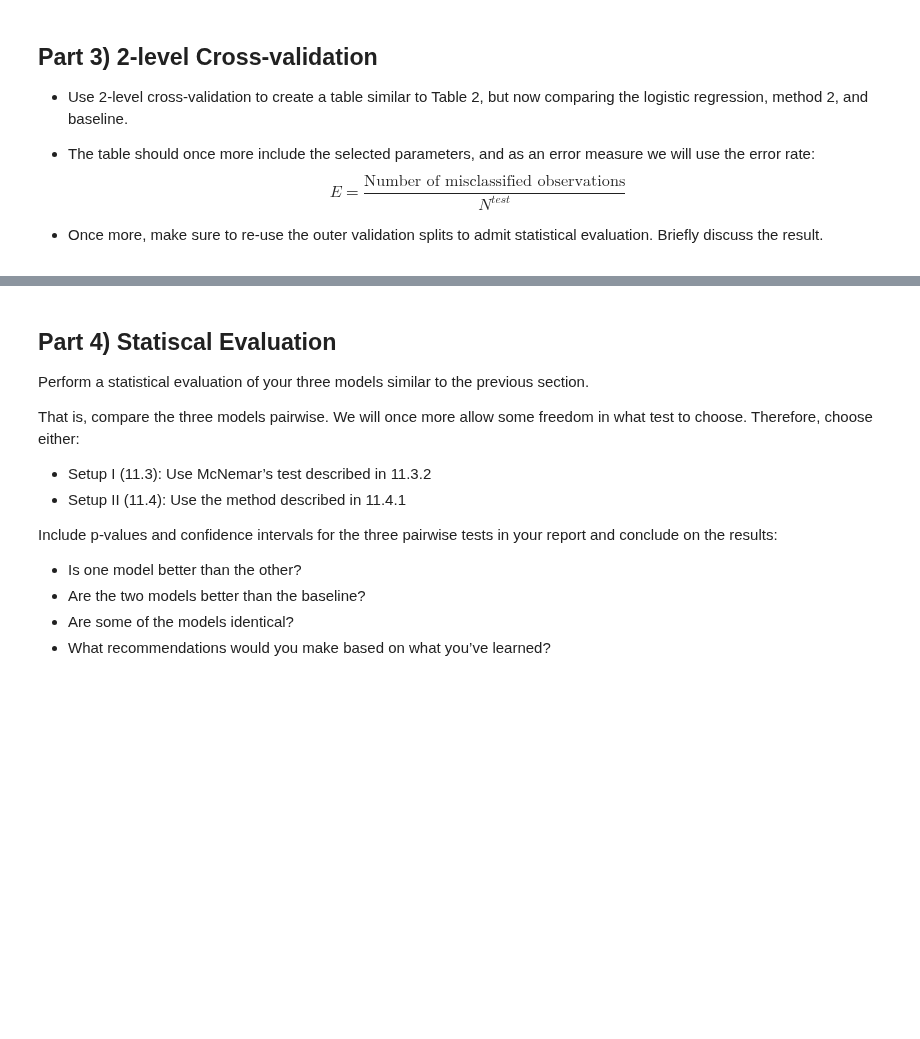
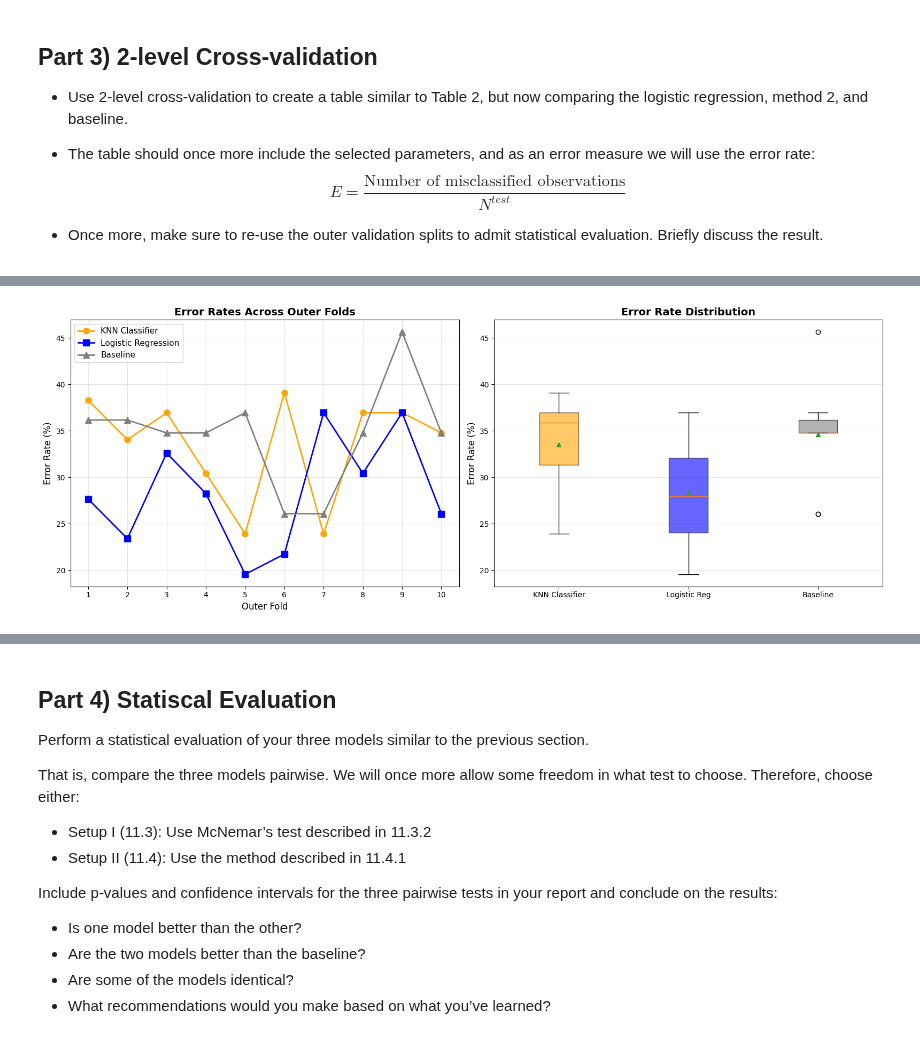
Before and after one commit to rifolio/dtu-projects-2025-autumn, a Jupyter notebook: machine-learning/project-2-parallel/classification.ipynb, the cells around one changed output, grey strips where cells are left out. Drawn from its saved outputs; the diff is of its cells as text; code cells hidden in the pictures; blank space fills up the shorter version.

```diff
--- a/machine-learning/project-2-parallel/classification.ipynb
+++ b/machine-learning/project-2-parallel/classification.ipynb
@@ -868,0 +518,10 @@ plt.show()
+# %%
+# Create DataFrame
+df_results = pd.DataFrame(results)
+
+# Display results table
+print("\n" + "="*100)
+print("TWO-LEVEL CROSS-VALIDATION RESULTS")
+print("="*100)
+print("\nDetailed Results:")
+print(df_results.to_string(index=False))
@@ -868,0 +642,69 @@ plt.show()
+# %%
+# Visualize the results
+fig, (ax1, ax2) = plt.subplots(1, 2, figsize=(16, 6))
+
+# Plot 1: Error rates across folds
+folds = df_results['Outer_fold'].values
+knn_errors = df_results["E_rate_knn"].astype(float).values * 100
+logreg_errors = df_results["E_rate_logistic"].astype(float).values * 100
+baseline_errors = df_results['E_rate_baseline'].astype(float).values * 100
+
+ax1.plot(
+    folds,
+    knn_errors,
+    "o-",
+    linewidth=2,
+    markersize=8,
+    label="KNN Classifier",
+    color="orange",
+)
+ax1.plot(
+    folds,
+    logreg_errors,
+    "s-",
+    linewidth=2,
+    markersize=8,
+    label="Logistic Regression",
+    color="blue",
+)
+ax1.plot(
+    folds,
+    baseline_errors,
+    "^-",
+    linewidth=2,
+    markersize=8,
+    label="Baseline",
+    color="gray",
+)
+ax1.set_xlabel("Outer Fold", fontsize=12)
+ax1.set_ylabel("Error Rate (%)", fontsize=12)
+ax1.set_title("Error Rates Across Outer Folds", fontsize=14, fontweight="bold")
+ax1.legend(fontsize=11)
+ax1.grid(True, alpha=0.3)
+ax1.set_xticks(folds)
+
+# Plot 2: Box plot comparison
+error_data = [knn_errors, logreg_errors, baseline_errors]
+bp = ax2.boxplot(
+    error_data,
+    tick_labels=["KNN Classifier", "Logistic Reg", "Baseline"],
+    patch_artist=True,
+    showmeans=True,
+)
+colors = ["orange", "blue", "gray"]
+for patch, color in zip(bp["boxes"], colors):
+    patch.set_facecolor(color)
+    patch.set_alpha(0.6)
+ax2.set_ylabel("Error Rate (%)", fontsize=12)
+ax2.set_title("Error Rate Distribution", fontsize=14, fontweight="bold")
+ax2.grid(True, alpha=0.3, axis="y")
+
+plt.tight_layout()
+plt.show()
+
+# Print summary statistics
+print(f"KNN Classifier - Mean: {knn_errors.mean():.2f}% ± {knn_errors.std():.2f}%")
+print(f"Logistic Regression - Mean: {logreg_errors.mean():.2f}% ± {logreg_errors.std():.2f}%")
+print(f"Baseline - Mean: {baseline_errors.mean():.2f}% ± {baseline_errors.std():.2f}%")
+# %% [output]
+[figure, added]
```
Also changed, not shown: parts of 48 cells of this notebook, 1 other file.
